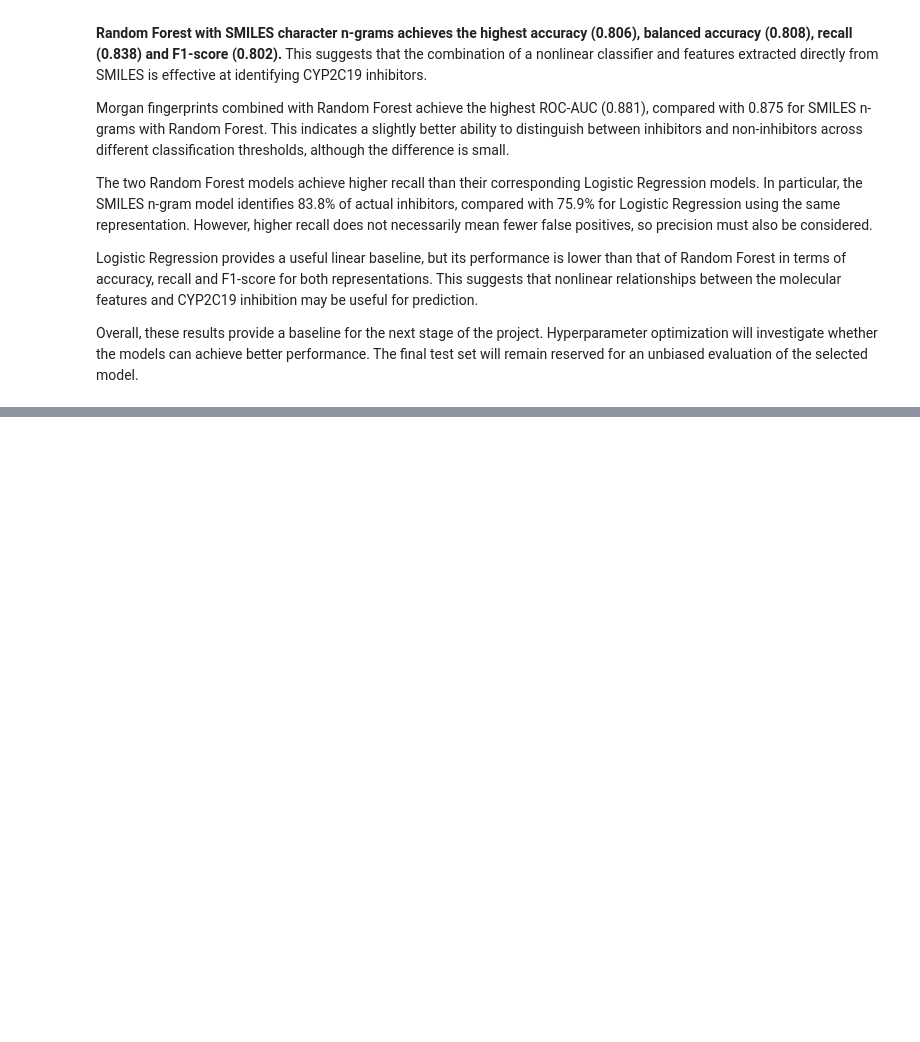
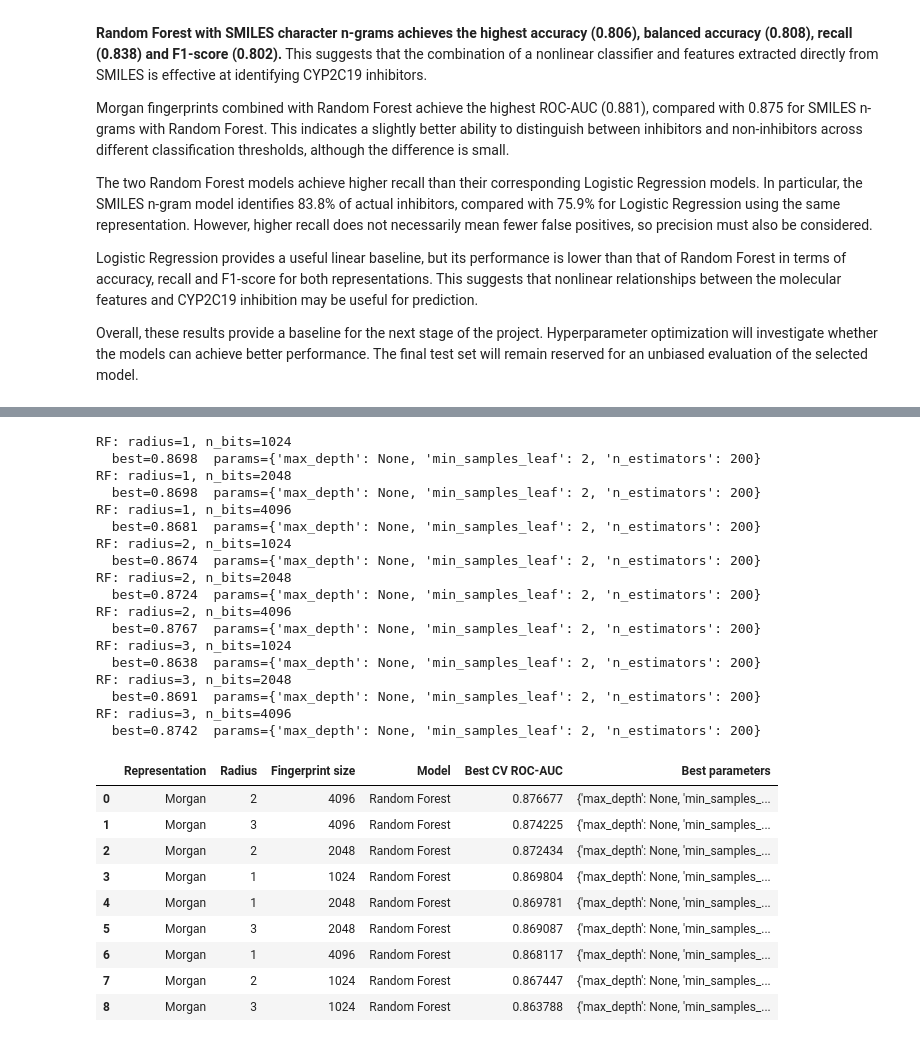
Before and after one commit to Gleisongarcia/Machine-learning-project, a Jupyter notebook: notebooks/cyp2c19_ml_analysis.ipynb, the cells around one changed output, grey strips where cells are left out. Saved outputs shown, nothing was run; the diff lists cells and outputs as text; code cells hidden in the pictures; blank space fills up the shorter version.

```diff
--- a/notebooks/cyp2c19_ml_analysis.ipynb
+++ b/notebooks/cyp2c19_ml_analysis.ipynb
@@ -638,0 +823,70 @@ Overall, these results provide a baseline for the next stage of the project. Hyp
+# %%
+RF_RESULTS = "results_rf.json"
+rf_grid = {
+    "n_estimators": [100, 200],
+    "max_depth": [None, 15],
+    "min_samples_leaf": [2, 5],
+}
+
+for radius in RADII:
+    for n_bits in BIT_SIZES:
+        key = {"Radius": radius, "Fingerprint size": n_bits, "Model": "Random Forest"}
+        if already_done(RF_RESULTS, key):
+            print(f"Skip RF r={radius} b={n_bits} (ya hecho)")
+            continue
+        print(f"RF: radius={radius}, n_bits={n_bits}")
+        X = get_fingerprints(smiles_train, radius, n_bits, prefix="train")
+        search = GridSearchCV(
+            RandomForestClassifier(random_state=SEED, n_jobs=1),  # n_jobs=1 dentro, -1 fuera
+            rf_grid,
+            scoring=SCORING,
+            cv=folds,
+            n_jobs=-1,
+            refit=False,
+        )
+        search.fit(X, y_train)
+        record = {
+            "Representation": "Morgan",
+            "Radius": radius,
+            "Fingerprint size": n_bits,
+            "Model": "Random Forest",
+            "Best CV ROC-AUC": float(search.best_score_),
+            "Best parameters": search.best_params_,
+        }
+        append_result(RF_RESULTS, record)
+        print(f"  best={search.best_score_:.4f}  params={search.best_params_}")
+        del X, search
+        gc.collect()
+
+pd.DataFrame(json.load(open(RF_RESULTS))).sort_values(
+    "Best CV ROC-AUC", ascending=False
+).reset_index(drop=True)
+# %% [output]
+RF: radius=1, n_bits=1024
+  best=0.8698  params={'max_depth': None, 'min_samples_leaf': 2, 'n_estimators': 200}
+RF: radius=1, n_bits=2048
+  best=0.8698  params={'max_depth': None, 'min_samples_leaf': 2, 'n_estimators': 200}
+RF: radius=1, n_bits=4096
+  best=0.8681  params={'max_depth': None, 'min_samples_leaf': 2, 'n_estimators': 200}
+RF: radius=2, n_bits=1024
+  best=0.8674  params={'max_depth': None, 'min_samples_leaf': 2, 'n_estimators': 200}
+RF: radius=2, n_bits=2048
+  best=0.8724  params={'max_depth': None, 'min_samples_leaf': 2, 'n_estimators': 200}
+RF: radius=2, n_bits=4096
+  best=0.8767  params={'max_depth': None, 'min_samples_leaf': 2, 'n_estimators': 200}
+RF: radius=3, n_bits=1024
+  best=0.8638  params={'max_depth': None, 'min_samples_leaf': 2, 'n_estimators': 200}
+RF: radius=3, n_bits=2048
+  best=0.8691  params={'max_depth': None, 'min_samples_leaf': 2, 'n_estimators': 200}
+RF: radius=3, n_bits=4096
+  best=0.8742  params={'max_depth': None, 'min_samples_leaf': 2, 'n_estimators': 200}
+|  | Representation | Radius | Fingerprint size | Model | Best CV ROC-AUC | Best parameters |
+| 0 | Morgan | 2 | 4096 | Random Forest | 0.876677 | {'max_depth': None, 'min_samples_... |
+| 1 | Morgan | 3 | 4096 | Random Forest | 0.874225 | {'max_depth': None, 'min_samples_... |
+| 2 | Morgan | 2 | 2048 | Random Forest | 0.872434 | {'max_depth': None, 'min_samples_... |
+| 3 | Morgan | 1 | 1024 | Random Forest | 0.869804 | {'max_depth': None, 'min_samples_... |
+| 4 | Morgan | 1 | 2048 | Random Forest | 0.869781 | {'max_depth': None, 'min_samples_... |
+| 5 | Morgan | 3 | 2048 | Random Forest | 0.869087 | {'max_depth': None, 'min_samples_... |
+| 6 | Morgan | 1 | 4096 | Random Forest | 0.868117 | {'max_depth': None, 'min_samples_... |
+| 7 | Morgan | 2 | 1024 | Random Forest | 0.867447 | {'max_depth': None, 'min_samples_... |
+| 8 | Morgan | 3 | 1024 | Random Forest | 0.863788 | {'max_depth': None, 'min_samples_... |
```
Also changed, not shown: parts of 6 cells of this notebook.
